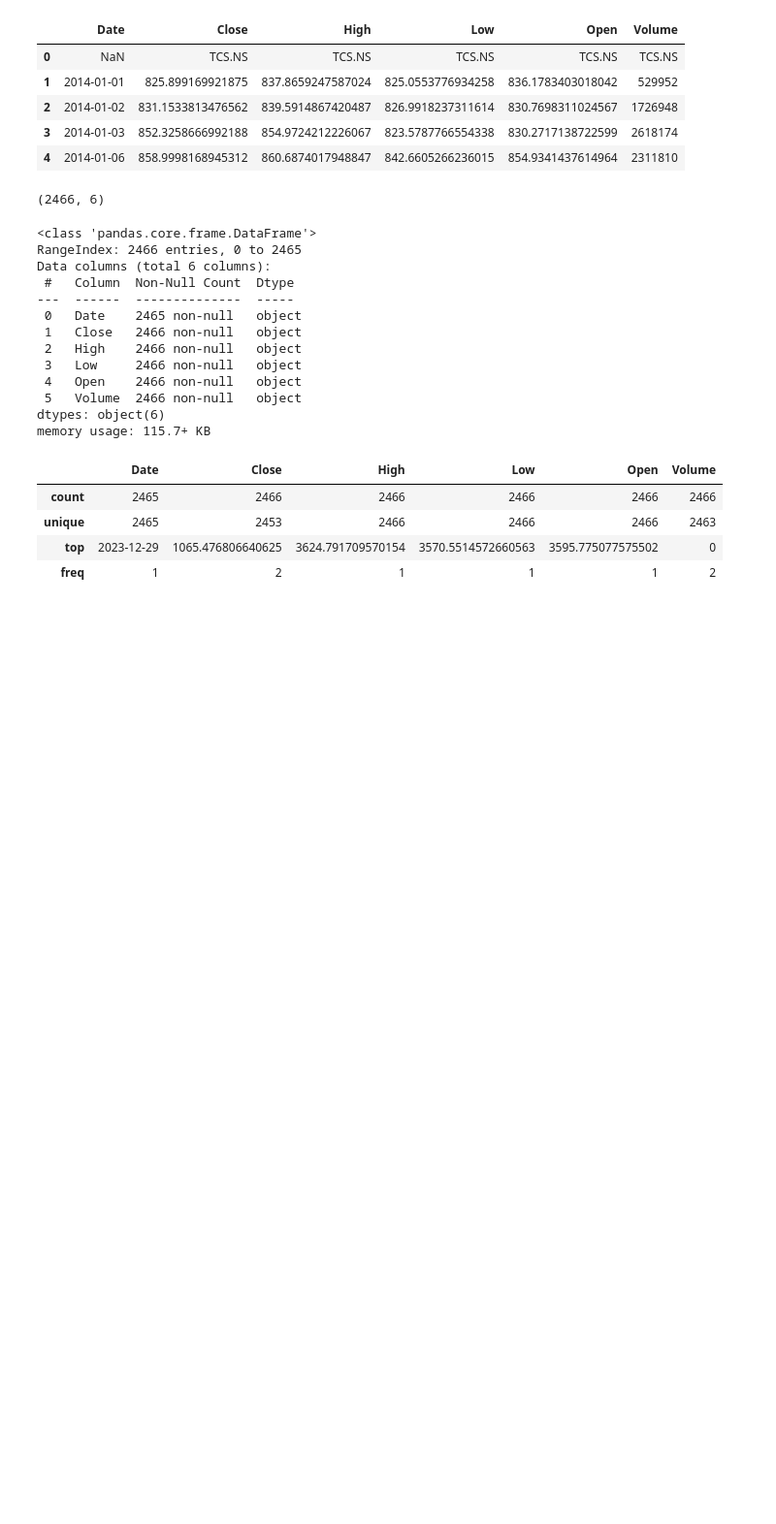
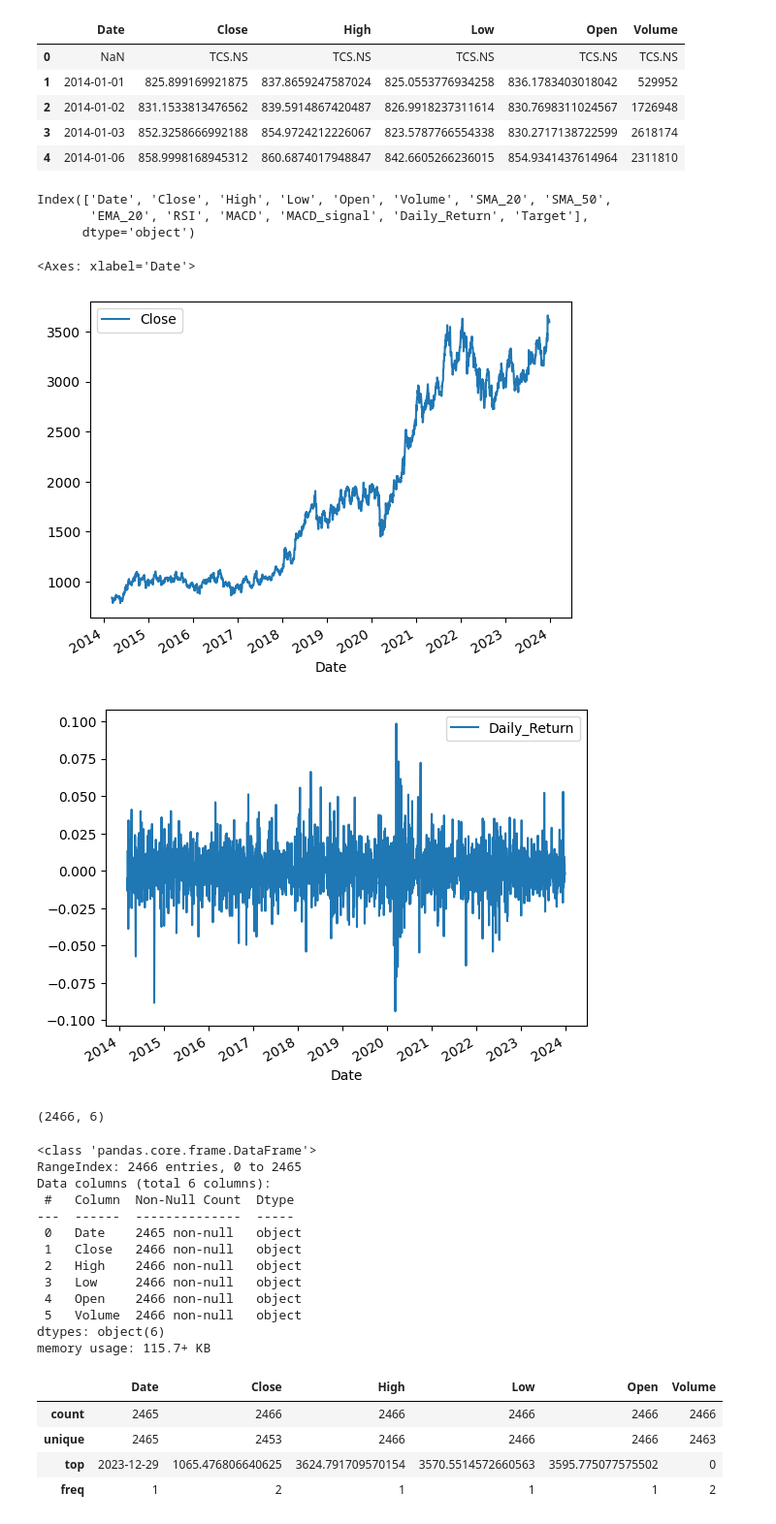
Before and after one commit to vedantdesai0765/Stock-Market-Predictor, a Jupyter notebook: notebooks/02_eda.ipynb, the cells around one changed output. Shown at 97% size. Saved outputs shown, nothing was run; the diff lists cells and outputs as text; code cells hidden in the pictures; blank space fills up the shorter version.

```diff
--- a/notebooks/02_eda.ipynb
+++ b/notebooks/02_eda.ipynb
@@ -11,6 +11,24 @@ df.head()
 | 2 | 2014-01-02 | 831.1533813476562 | 839.5914867420487 | 826.9918237311614 | 830.7698311024567 | 1726948 |
 | 3 | 2014-01-03 | 852.3258666992188 | 854.9724212226067 | 823.5787766554338 | 830.2717138722599 | 2618174 |
 | 4 | 2014-01-06 | 858.9998168945312 | 860.6874017948847 | 842.6605266236015 | 854.9341437614964 | 2311810 |
+# %%
+print(df.columns)
+# %% [output]
+Index(['Date', 'Close', 'High', 'Low', 'Open', 'Volume', 'SMA_20', 'SMA_50',
+       'EMA_20', 'RSI', 'MACD', 'MACD_signal', 'Daily_Return', 'Target'],
+      dtype='object')
+# %%
+import pandas as pd
+
+df = pd.read_csv("../data/processed/TCS_features.csv")
+df["Date"] = pd.to_datetime(df["Date"], format="%d-%m-%Y")
+
+df.plot(x="Date", y="Close")
+df.plot(x="Date", y="Daily_Return")
+# %% [output]
+<Axes: xlabel='Date'>
+[figure, added]
+[figure, added]
 # %%
 df.shape
 # %% [output]
```
Also changed, not shown: 4 other files.
